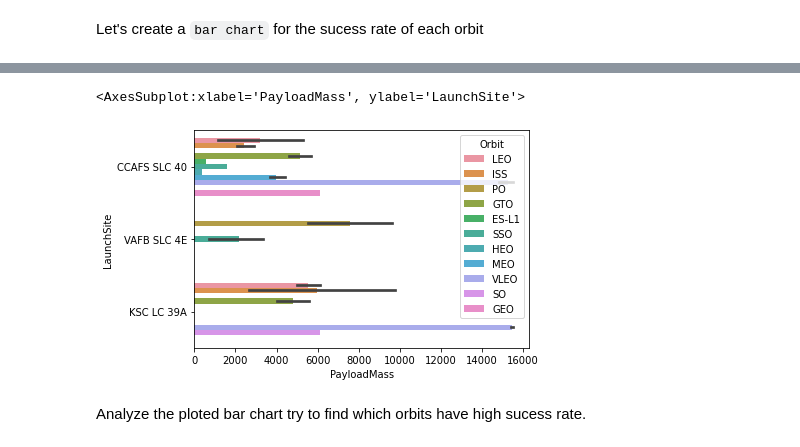
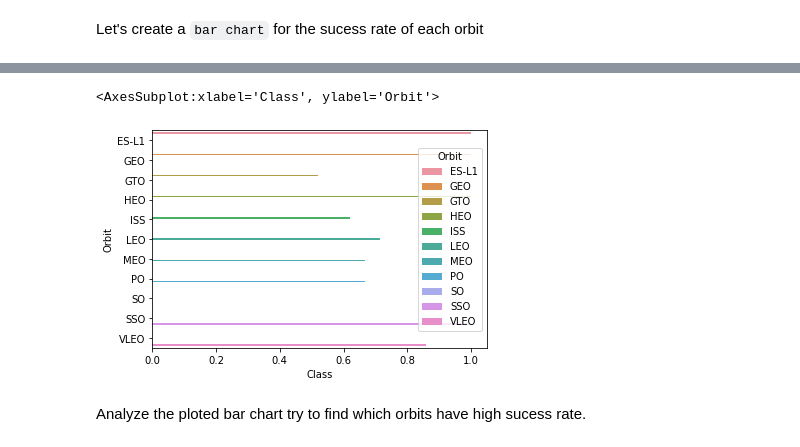
Before and after one commit to sjbsome/data_science_repo, a Jupyter notebook: jupyter-labs-eda-dataviz.ipynb, the cells around one changed output, grey strips where cells are left out. Saved outputs shown, nothing was run; the diff lists cells and outputs as text; code cells hidden in the pictures.

```diff
--- a/jupyter-labs-eda-dataviz.ipynb
+++ b/jupyter-labs-eda-dataviz.ipynb
@@ -118,3 +118,6 @@ Seems that CCAFS SLC 40 has carried out most launches; majority of the launches
 Next, we want to visually check if there are any relationship between success rate and orbit type.
 # %% [markdown]
 Let's create a `bar chart` for the sucess rate of each orbit
+# %%
+mean_values = df.groupby('Orbit',as_index=False)['Class'].mean()
+mean_values.head(10)
@@ -121,10 +136,9 @@ Let's create a `bar chart` for the sucess rate of each orbit
 # %%
 # HINT use groupby method on Orbit column and get the mean of Class column
-
-sns.barplot(y="LaunchSite", x="PayloadMass", hue="Orbit", data=df)
+sns.barplot(y="Orbit", x="Class", hue="Orbit", data=mean_values)
 # %% [output]
-<AxesSubplot:xlabel='PayloadMass', ylabel='LaunchSite'>
+<AxesSubplot:xlabel='Class', ylabel='Orbit'>
-[figure, old version]
+[figure, new version]
 # %% [markdown]
 Analyze the ploted bar chart try to find which orbits have high sucess rate.
 # %% [markdown]
```
Also changed, not shown: parts of 6 cells of this notebook.
